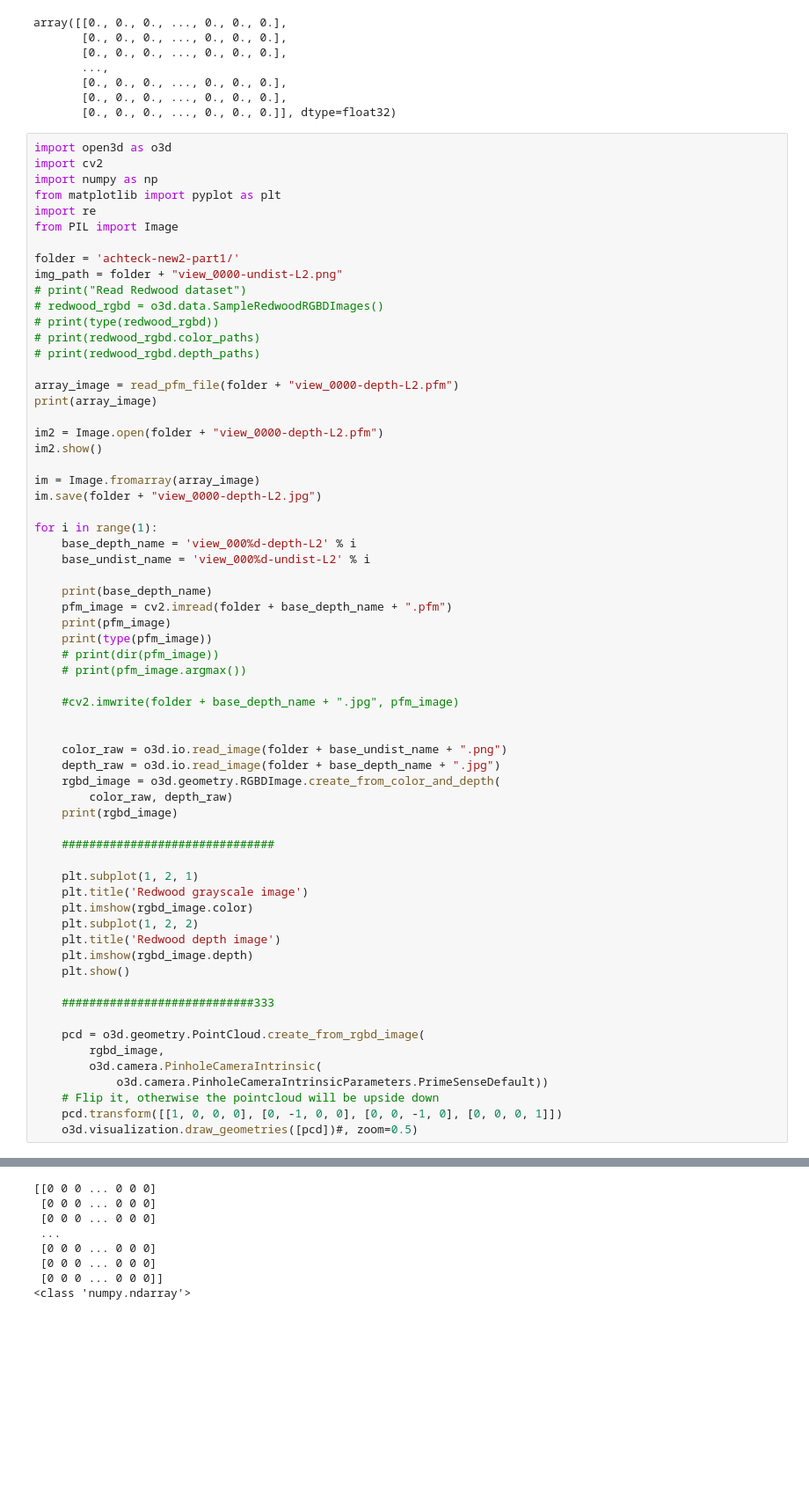
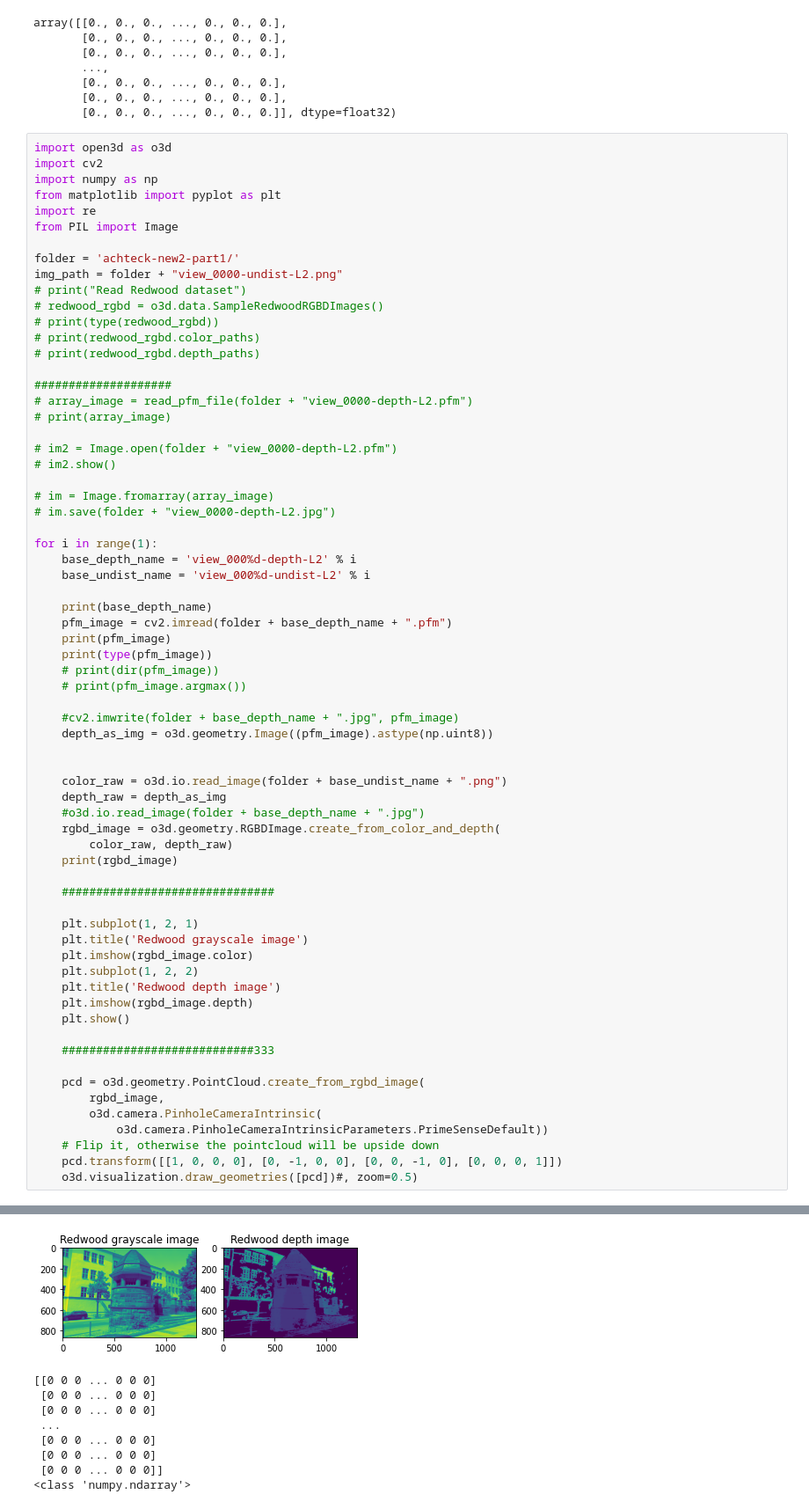
Before and after one commit to migonzo/Capturing-Reality-Exercise-1, a Jupyter notebook: python/hello_world.ipynb, the cells around one changed output, grey strips where cells are left out. Shown at 88% size. Drawn from its saved outputs; the diff is of its cells as text; blank space fills up the shorter version.

```diff
--- a/python/hello_world.ipynb
+++ b/python/hello_world.ipynb
@@ -119,14 +119,15 @@ img_path = folder + "view_0000-undist-L2.png"
 # print(redwood_rgbd.color_paths)
 # print(redwood_rgbd.depth_paths)
 
-array_image = read_pfm_file(folder + "view_0000-depth-L2.pfm")
-print(array_image)
+####################
+# array_image = read_pfm_file(folder + "view_0000-depth-L2.pfm")
+# print(array_image)
 
-im2 = Image.open(folder + "view_0000-depth-L2.pfm")
-im2.show()
+# im2 = Image.open(folder + "view_0000-depth-L2.pfm")
+# im2.show()
 
-im = Image.fromarray(array_image)
-im.save(folder + "view_0000-depth-L2.jpg")
+# im = Image.fromarray(array_image)
+# im.save(folder + "view_0000-depth-L2.jpg")
 
 for i in range(1):
     base_depth_name = 'view_000%d-depth-L2' % i
@@ -140,10 +141,12 @@ for i in range(1):
     # print(pfm_image.argmax())
 
     #cv2.imwrite(folder + base_depth_name + ".jpg", pfm_image)
+    depth_as_img = o3d.geometry.Image((pfm_image).astype(np.uint8))
 
 
     color_raw = o3d.io.read_image(folder + base_undist_name + ".png")
-    depth_raw = o3d.io.read_image(folder + base_depth_name + ".jpg")
+    depth_raw = depth_as_img
+    #o3d.io.read_image(folder + base_depth_name + ".jpg")
     rgbd_image = o3d.geometry.RGBDImage.create_from_color_and_depth(
         color_raw, depth_raw)
     print(rgbd_image)
@@ -179,3 +187,4 @@ UnidentifiedImageError: cannot identify image file 'achteck-new2-part1/view_0000
+[figure, added]
 # %%
 # %% [output]
 [[0 0 0 ... 0 0 0]
```
Also changed, not shown: parts of 1 cell of this notebook.
